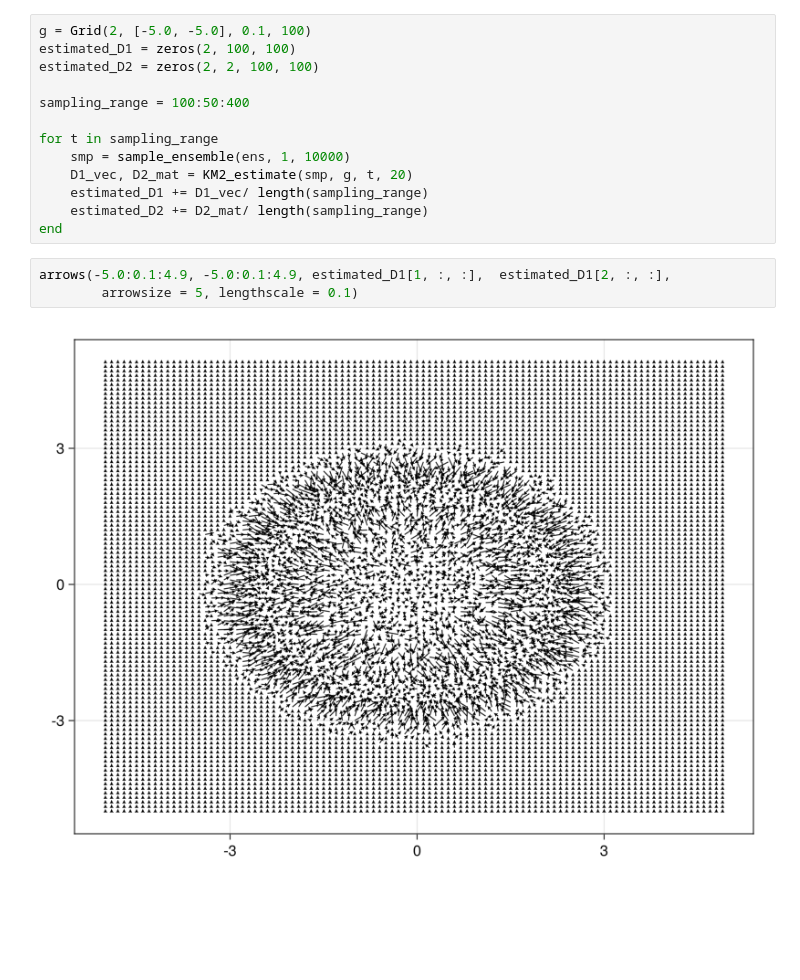
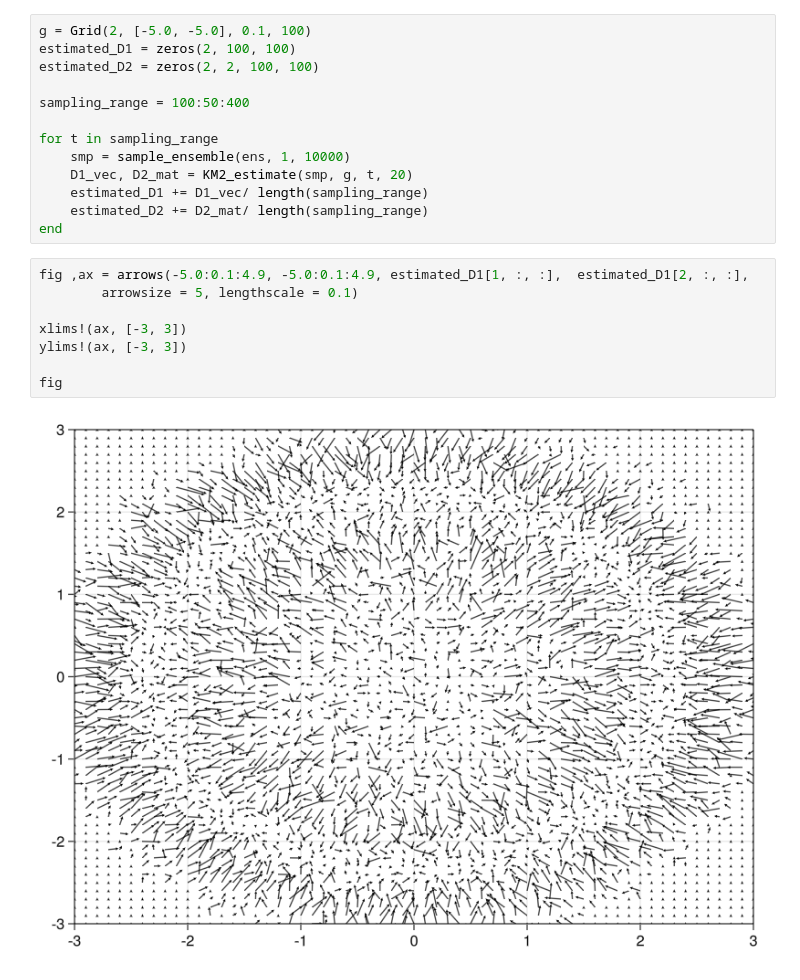
Before and after one commit to ermiaetemadi/FPsim, a Jupyter notebook: notes/EstimateNote.ipynb, the cells around one changed output. Drawn from its saved outputs; the diff is of its cells as text; blank space fills up the shorter version.

```diff
--- a/notes/EstimateNote.ipynb
+++ b/notes/EstimateNote.ipynb
@@ -796,10 +799,15 @@ for t in sampling_range
     estimated_D2 += D2_mat/ length(sampling_range)
 end
 # %%
-arrows(-5.0:0.1:4.9, -5.0:0.1:4.9, estimated_D1[1, :, :],  estimated_D1[2, :, :],
+fig ,ax = arrows(-5.0:0.1:4.9, -5.0:0.1:4.9, estimated_D1[1, :, :],  estimated_D1[2, :, :],
         arrowsize = 5, lengthscale = 0.1)
+
+xlims!(ax, [-3, 3])
+ylims!(ax, [-3, 3])
+
+fig
 # %% [output]
-[figure, old version]
+[figure, new version]
 # %%
 scatter(mean.(eachslice(estimated_D1[2, :, :], dims = 2)))
 # %% [output]
```
Also changed, not shown: parts of 16 cells of this notebook, 2 other files.
